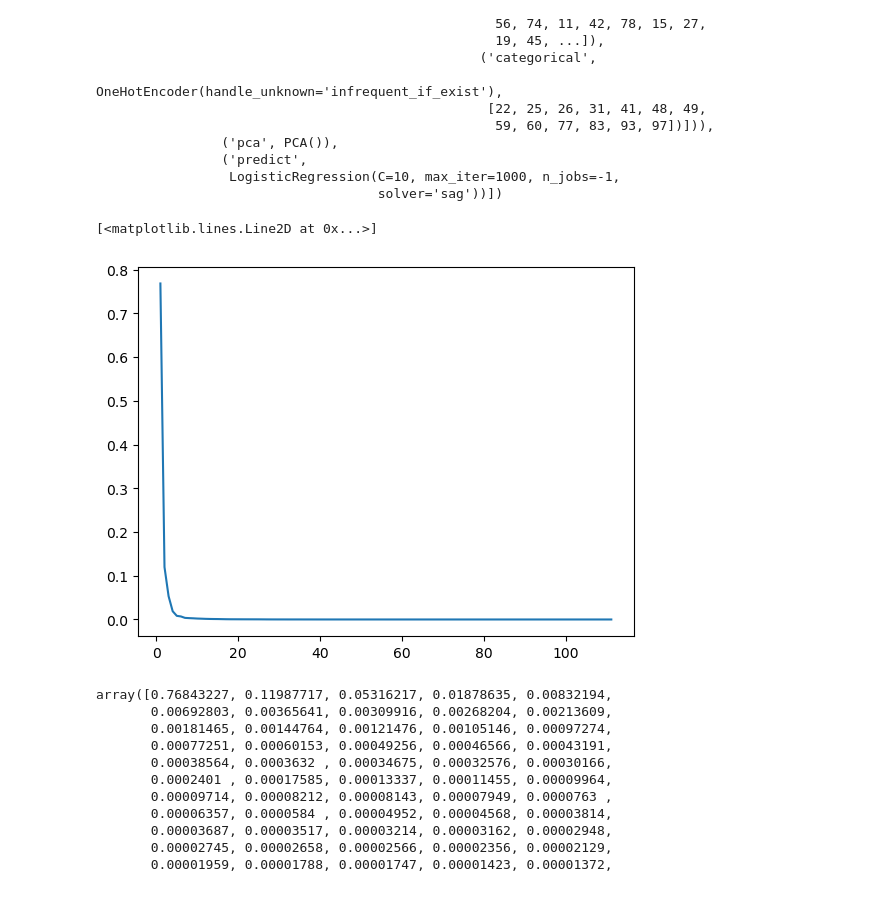
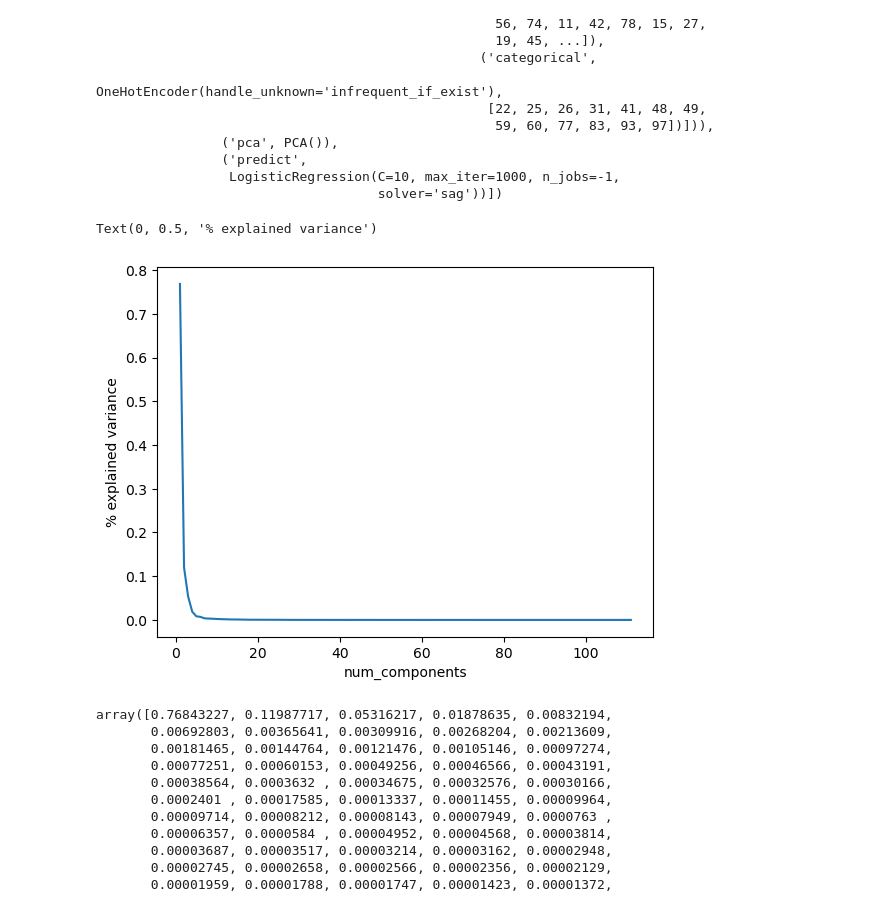
Before and after one commit to psu-daan888-team1/urlanalysis, a Jupyter notebook: jupyter/notebooks/model.ipynb, the cells around one changed output. Cells and saved outputs as stored; diff of their text form; code cells hidden in the pictures.

```diff
--- a/jupyter/notebooks/model.ipynb
+++ b/jupyter/notebooks/model.ipynb
@@ -247,9 +247,11 @@ Pipeline(steps=[('transform',
                                     solver='sag'))])
 # %%
 plt.plot((np.arange(pca_pipe.named_steps['pca'].n_components_) + 1), pca_pipe.named_steps['pca'].explained_variance_ratio_)
+plt.xlabel('num_components')
+plt.ylabel('% explained variance')
 # %% [output]
-[<matplotlib.lines.Line2D at 0x...>]
+Text(0, 0.5, '% explained variance')
-[figure, old version]
+[figure, new version]
 # %%
 pca_pipe.named_steps['pca'].explained_variance_ratio_
 # %% [output]
```
Also changed, not shown: parts of 33 cells of this notebook, 3 other files.
